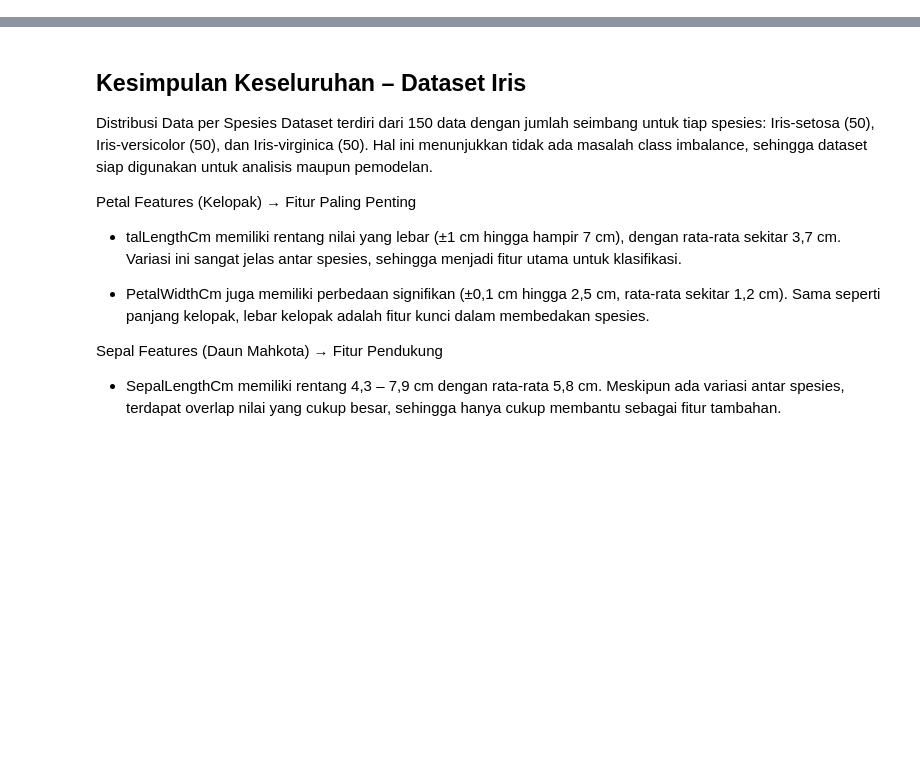
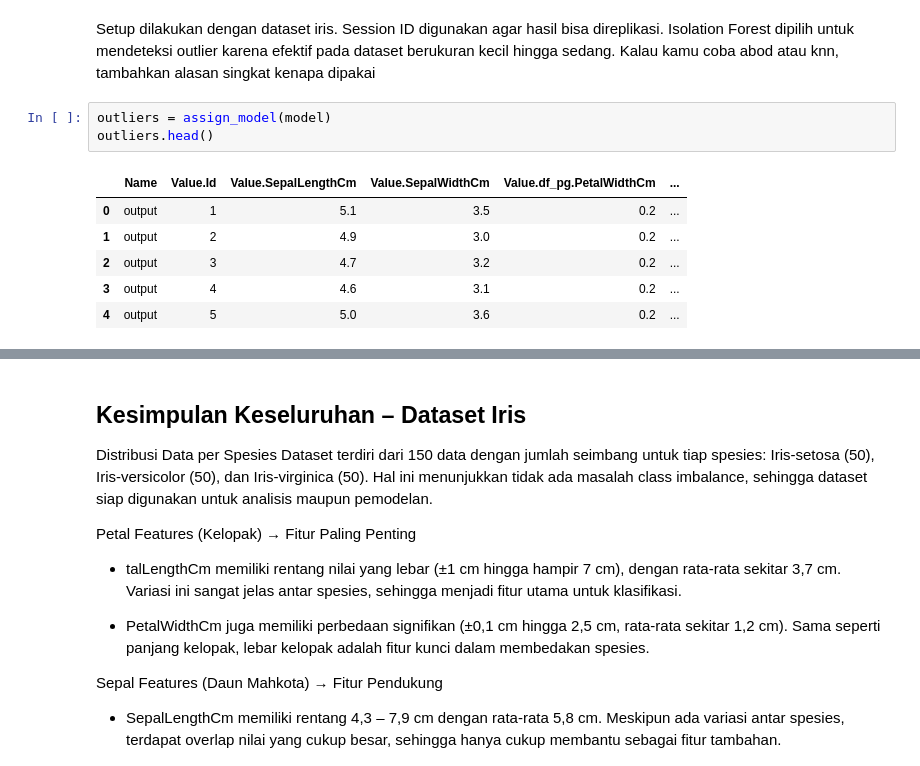
Before and after one commit to myyerr/PSD, a Jupyter notebook: _sources/tugas1.ipynb, the cells around one changed output, grey strips where cells are left out. Drawn from its saved outputs; the diff is of its cells as text; blank space fills up the shorter version.

```diff
--- a/_sources/tugas1.ipynb
+++ b/_sources/tugas1.ipynb
@@ -65,0 +110,14 @@ Analisis tabel ini membantu memilih fitur yang paling relevan untuk proses **mod
+# %% [markdown]
+Setup dilakukan dengan dataset iris. Session ID digunakan agar hasil bisa direplikasi.
+Isolation Forest dipilih untuk mendeteksi outlier karena efektif pada dataset berukuran kecil hingga sedang.
+Kalau kamu coba abod atau knn, tambahkan alasan singkat kenapa dipakai
+# %%
+outliers = assign_model(model)
+outliers.head()
+# %% [output]
+|  | Name | Value.Id | Value.SepalLengthCm | Value.SepalWidthCm | Value.df_pg.PetalWidthCm | ... |
+| 0 | output | 1 | 5.1 | 3.5 | 0.2 | ... |
+| 1 | output | 2 | 4.9 | 3.0 | 0.2 | ... |
+| 2 | output | 3 | 4.7 | 3.2 | 0.2 | ... |
+| 3 | output | 4 | 4.6 | 3.1 | 0.2 | ... |
+| 4 | output | 5 | 5.0 | 3.6 | 0.2 | ... |
```
Also changed, not shown: parts of 9 cells of this notebook, 8 other files.
